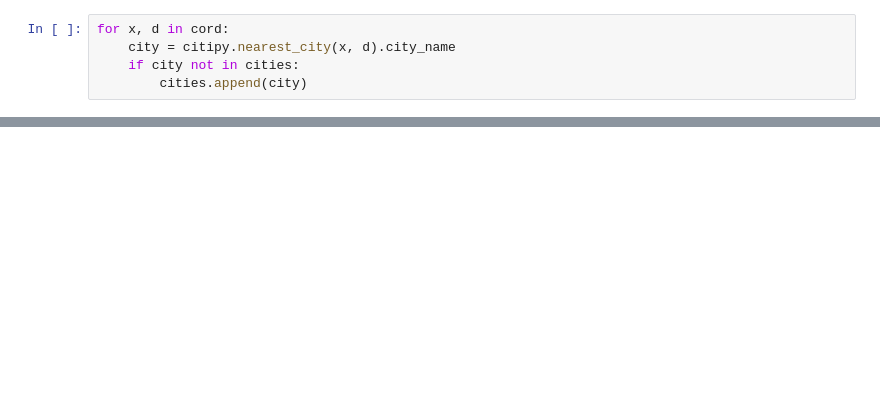
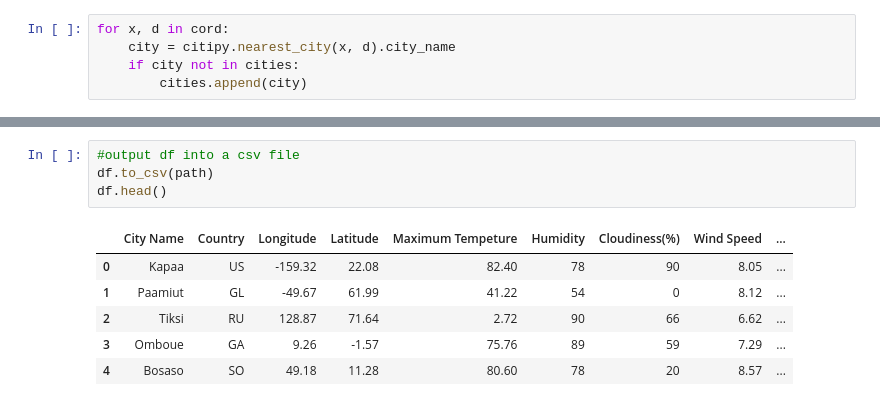
Before and after one commit to jherberg462/python-api-challenge, a Jupyter notebook: WeatherPy/main.ipynb, the cells around one changed output, grey strips where cells are left out. Drawn from its saved outputs; the diff is of its cells as text; blank space fills up the shorter version.

```diff
--- a/WeatherPy/main.ipynb
+++ b/WeatherPy/main.ipynb
@@ -79,0 +120,11 @@ data = {'Longitude': long, 'Latitude': lat, 'Maximum Tempeture': max_temp, 'Humi
+# %%
+#output df into a csv file
+df.to_csv(path)
+df.head()
+# %% [output]
+|  | City Name | Country | Longitude | Latitude | Maximum Tempeture | Humidity | Cloudiness(%) | Wind Speed | ... |
+| 0 | Kapaa | US | -159.32 | 22.08 | 82.40 | 78 | 90 | 8.05 | ... |
+| 1 | Paamiut | GL | -49.67 | 61.99 | 41.22 | 54 | 0 | 8.12 | ... |
+| 2 | Tiksi | RU | 128.87 | 71.64 | 2.72 | 90 | 66 | 6.62 | ... |
+| 3 | Omboue | GA | 9.26 | -1.57 | 75.76 | 89 | 59 | 7.29 | ... |
+| 4 | Bosaso | SO | 49.18 | 11.28 | 80.60 | 78 | 20 | 8.57 | ... |
```
Also changed, not shown: parts of 10 cells of this notebook, 1 other file.
